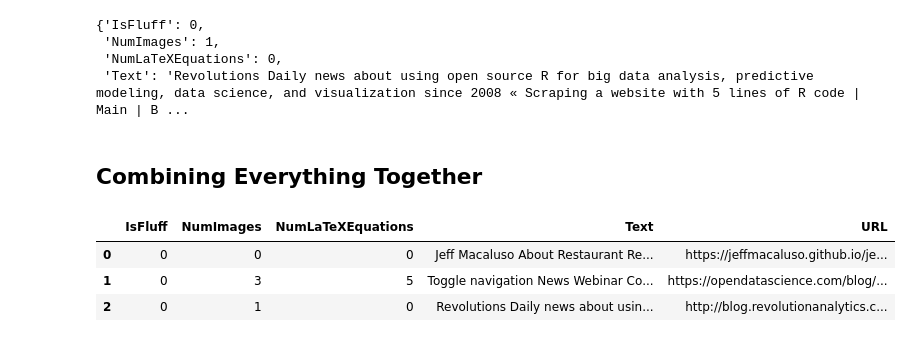
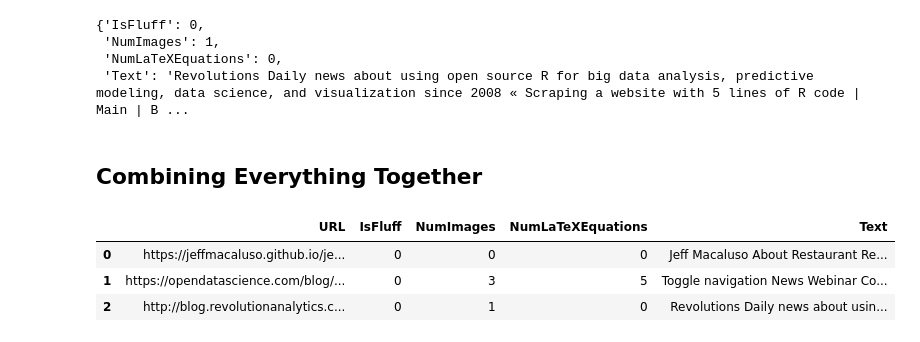
Before and after one commit to JeffMacaluso/FluffDetector, a Jupyter notebook: webScraping.ipynb, the cells around one changed output. Drawn from its saved outputs; the diff is of its cells as text; code cells hidden in the pictures.

```diff
--- a/webScraping.ipynb
+++ b/webScraping.ipynb
@@ -54,18 +54,19 @@ web_scraper('http://blog.revolutionanalytics.com/2018/01/doazureparallel-simulat
 # %%
 # List of good URLs to scrape
 urls = ['https://jeffmacaluso.github.io/jekyll/update/2017/02/10/RestaurantRecommender.html',
         'https://opendatascience.com/blog/curse-of-dimensionality-explained/',
         'http://blog.revolutionanalytics.com/2018/01/doazureparallel-simulations.html']
 
 # Putting the URLs into a data frame to take advantage of .apply
-results = pd.DataFrame(urls, columns=['URL'])
+urlList = pd.DataFrame(urls, columns=['URL'])
 
 # Scraping the URLs and adding the results back into the data frame as columns
-results = results['URL'].apply(lambda url: pd.Series(web_scraper(url))).merge(results, left_index=True, right_index=True)
+results = urlList['URL'].apply(lambda url: pd.Series(web_scraper(url)))
+results = urlList.merge(results, left_index=True, right_index=True)
 
 results
 # %% [output]
-|  | IsFluff | NumImages | NumLaTeXEquations | Text | URL |
-| 0 | 0 | 0 | 0 | Jeff Macaluso About Restaurant Re... | https://jeffmacaluso.github.io/je... |
-| 1 | 0 | 3 | 5 | Toggle navigation News Webinar Co... | https://opendatascience.com/blog/... |
-| 2 | 0 | 1 | 0 | Revolutions Daily news about usin... | http://blog.revolutionanalytics.c... |
+|  | URL | IsFluff | NumImages | NumLaTeXEquations | Text |
+| 0 | https://jeffmacaluso.github.io/je... | 0 | 0 | 0 | Jeff Macaluso About Restaurant Re... |
+| 1 | https://opendatascience.com/blog/... | 0 | 3 | 5 | Toggle navigation News Webinar Co... |
+| 2 | http://blog.revolutionanalytics.c... | 0 | 1 | 0 | Revolutions Daily news about usin... |
```
